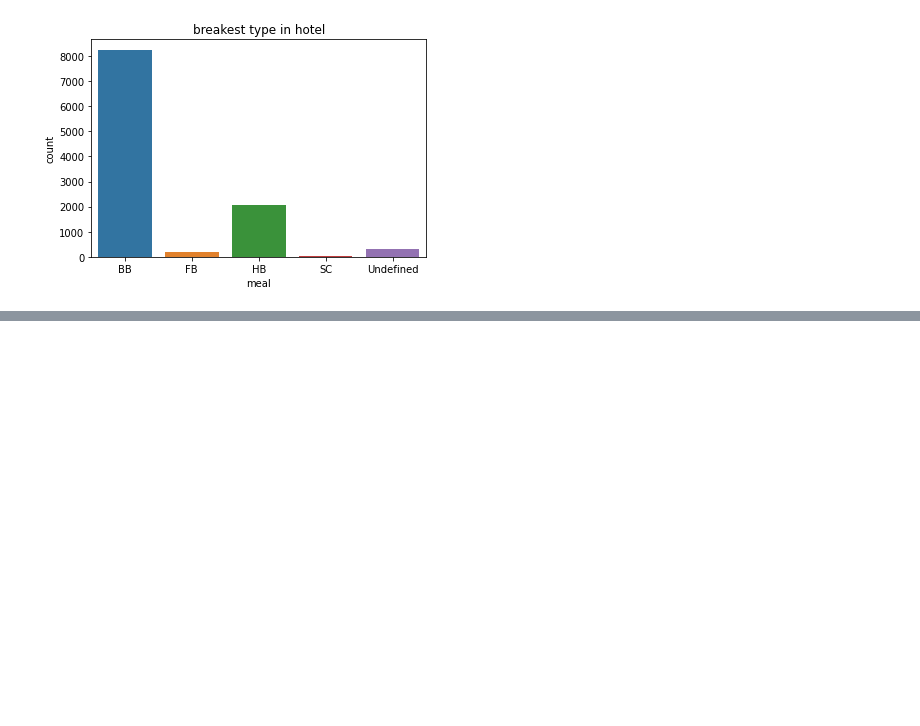
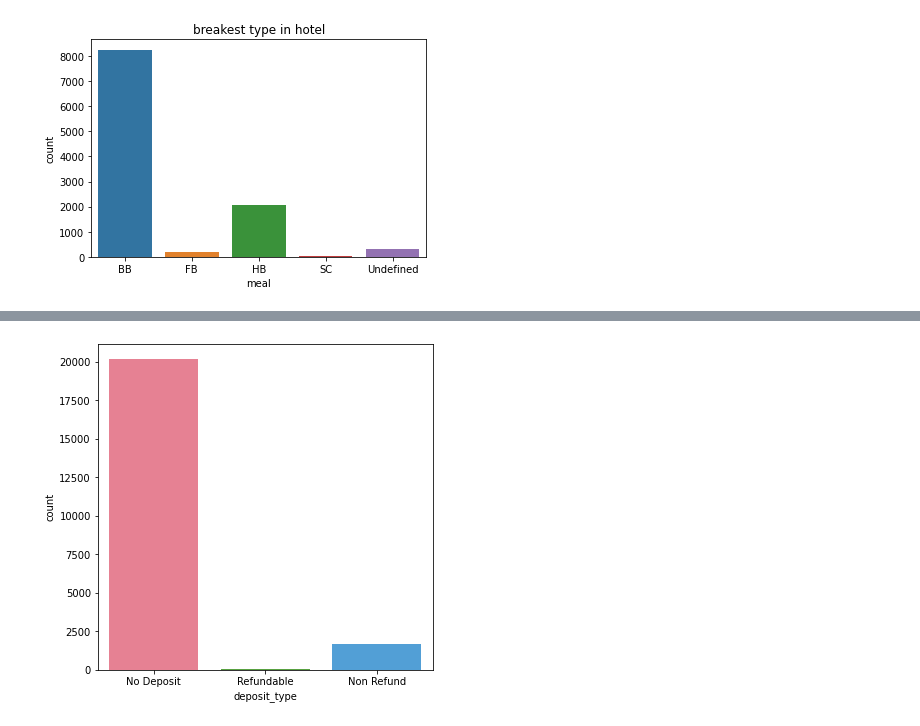
Before and after one commit to Tarungeed/capstone-project-1-, a Jupyter notebook: capstone_project_1.ipynb, the cells around one changed output, grey strips where cells are left out. Drawn from its saved outputs; the diff is of its cells as text; code cells hidden in the pictures; blank space fills up the shorter version.

```diff
--- a/capstone_project_1.ipynb
+++ b/capstone_project_1.ipynb
@@ -326,0 +357,6 @@ Text(0.5, 1.0, 'breakest type in hotel')
+# %%
+plt.figure(figsize=(6,6))
+sns.countplot(df['deposit_type'], palette='husl')
+plt.show()
+# %% [output]
+[figure, added]
```
Also changed, not shown: parts of 9 cells of this notebook.
